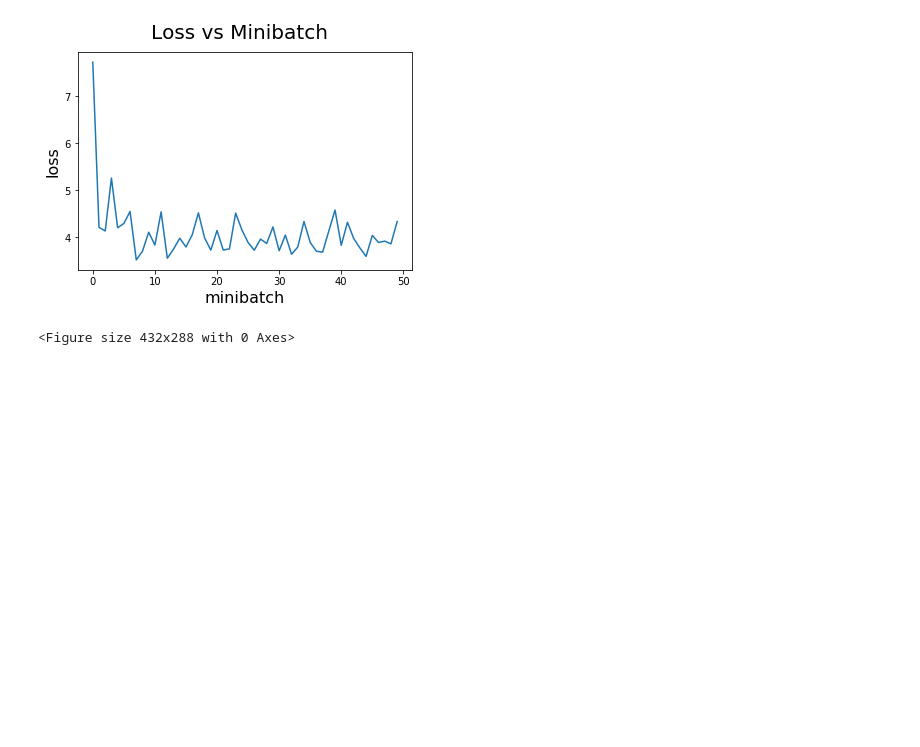
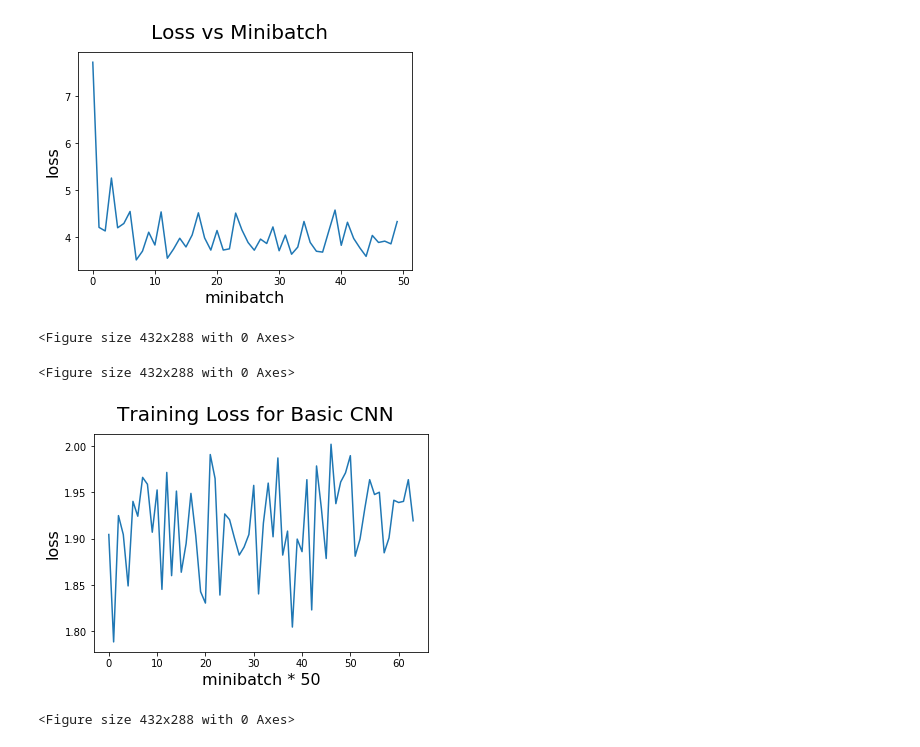
Before and after one commit to rogermilroy/190_PA3, a Jupyter notebook: graph_data.ipynb, the cells around one changed output. Drawn from its saved outputs; the diff is of its cells as text; code cells hidden in the pictures; blank space fills up the shorter version.

```diff
--- a/graph_data.ipynb
+++ b/graph_data.ipynb
@@ -40,3 +40,19 @@ plt.figure()
 <Figure size 432x288 with 0 Axes>
 [figure]
 <Figure size 432x288 with 0 Axes>
+# %%
+losses = pd.read_csv('./results/kfold-basic-full-1/trace-0');
+
+# average losses
+fig1 = plt.figure()
+fig1.suptitle('Training Loss for Basic CNN', fontsize=20)
+plt.xlabel('minibatch * 50', fontsize=16)
+plt.ylabel('loss', fontsize=16)
+losses.iloc[:,2].plot()
+
+
+plt.figure()
+# %% [output]
+<Figure size 432x288 with 0 Axes>
+[figure, added]
+<Figure size 432x288 with 0 Axes>
```
Also changed, not shown: parts of 9 cells of this notebook, 12 other files.
